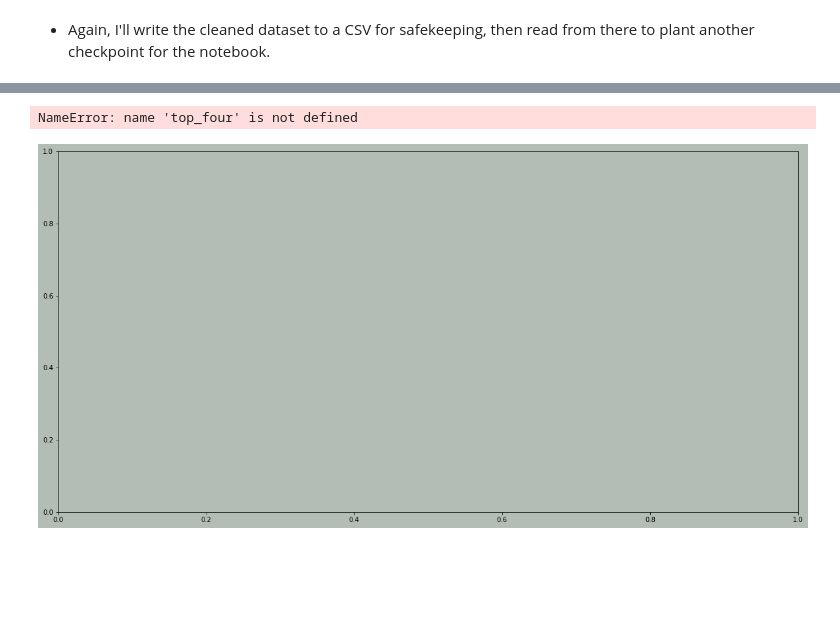
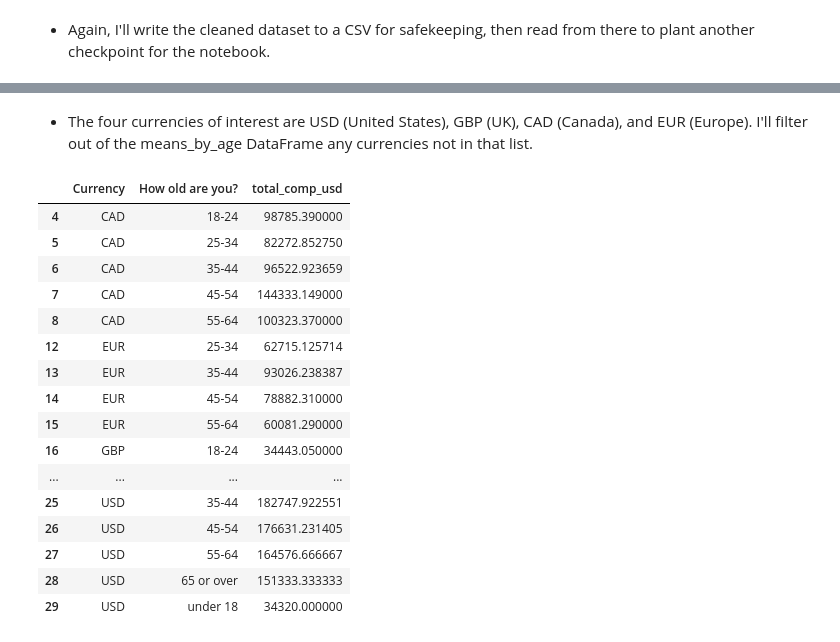
Before and after one commit to JacobTews/preprocessing_and_eda, a Jupyter notebook: preprocessing_and_eda.ipynb, the cells around one changed output, grey strips where cells are left out. Saved outputs shown, nothing was run; the diff lists cells and outputs as text; code cells hidden in the pictures; blank space fills up the shorter version.

```diff
--- a/preprocessing_and_eda.ipynb
+++ b/preprocessing_and_eda.ipynb
@@ -314,39 +357,24 @@ df_final['Currency'].value_counts()
+# %% [markdown]
+* The four currencies of interest are USD (United States), GBP (UK), CAD (Canada), and EUR (Europe). I'll filter out of the means_by_age DataFrame any currencies not in that list.
 # %%
 four_currs = ['USD', 'GBP', 'CAD', 'EUR']
-# from pandas docs: df1.loc[lambda df: df['A'] > 0, :]
+
 top_four = means_by_age.loc[lambda df: df['Currency'].isin(four_currs), :]
-top_four
+# %% [output]
+|  | Currency | How old are you? | total_comp_usd |
+| 4 | CAD | 18-24 | 98785.390000 |
+| 5 | CAD | 25-34 | 82272.852750 |
+| 6 | CAD | 35-44 | 96522.923659 |
+| 7 | CAD | 45-54 | 144333.149000 |
+| 8 | CAD | 55-64 | 100323.370000 |
+| 12 | EUR | 25-34 | 62715.125714 |
+| 13 | EUR | 35-44 | 93026.238387 |
+| 14 | EUR | 45-54 | 78882.310000 |
+| 15 | EUR | 55-64 | 60081.290000 |
+| 16 | GBP | 18-24 | 34443.050000 |
+| ... | ... | ... | ... |
+| 25 | USD | 35-44 | 182747.922551 |
+| 26 | USD | 45-54 | 176631.231405 |
+| 27 | USD | 55-64 | 164576.666667 |
+| 28 | USD | 65 or over | 151333.333333 |
+| 29 | USD | under 18 | 34320.000000 |
-# %%
-plt.figure(figsize=(20, 10), facecolor='#b2beb5')
-plt.axes().set_facecolor('#b2beb5')
-splot=sns.barplot(
-    data=top_four,
-    x="How old are you?",
-    order=['under 18', '18-24', '25-34', '35-44', '45-54', '55-64', '65 or over'],
-    y="total_comp_usd",
-    hue="Currency",
-    hue_order=['USD', 'CAD', 'EUR', 'GBP'],
-    palette="colorblind"
-)
-plt.ylabel("Mean total compensation (USD)", size=16)
-plt.xlabel("Age", size=16)
-plt.title("Average software developer compensation by age and currency", size=20)
-sns.despine()
-for p in splot.patches:
-    # print(f"Is p.get_height a nan? {pd.isna(p.get_height())}")
-    if pd.isna(p.get_height()):
-        continue
-    else:
-        splot.annotate(format(round(p.get_height()/1000), '.0f')+"K",
-                       (p.get_x() + p.get_width() / 2., p.get_height()),
-                       ha = 'center', va = 'center',
-                       size=10,
-                       color='white',
-                       fontweight='bold',
-                       xytext = (0, -12),
-                       textcoords = 'offset points')
-plt.legend(loc='upper left', fontsize=16, facecolor='#E5E4E2')
-plt.savefig('./solutions/viz.png')
-# %% [output]
-NameError: name 'top_four' is not defined
-[figure, removed]
```
Also changed, not shown: parts of 28 cells of this notebook, 4 other files.
